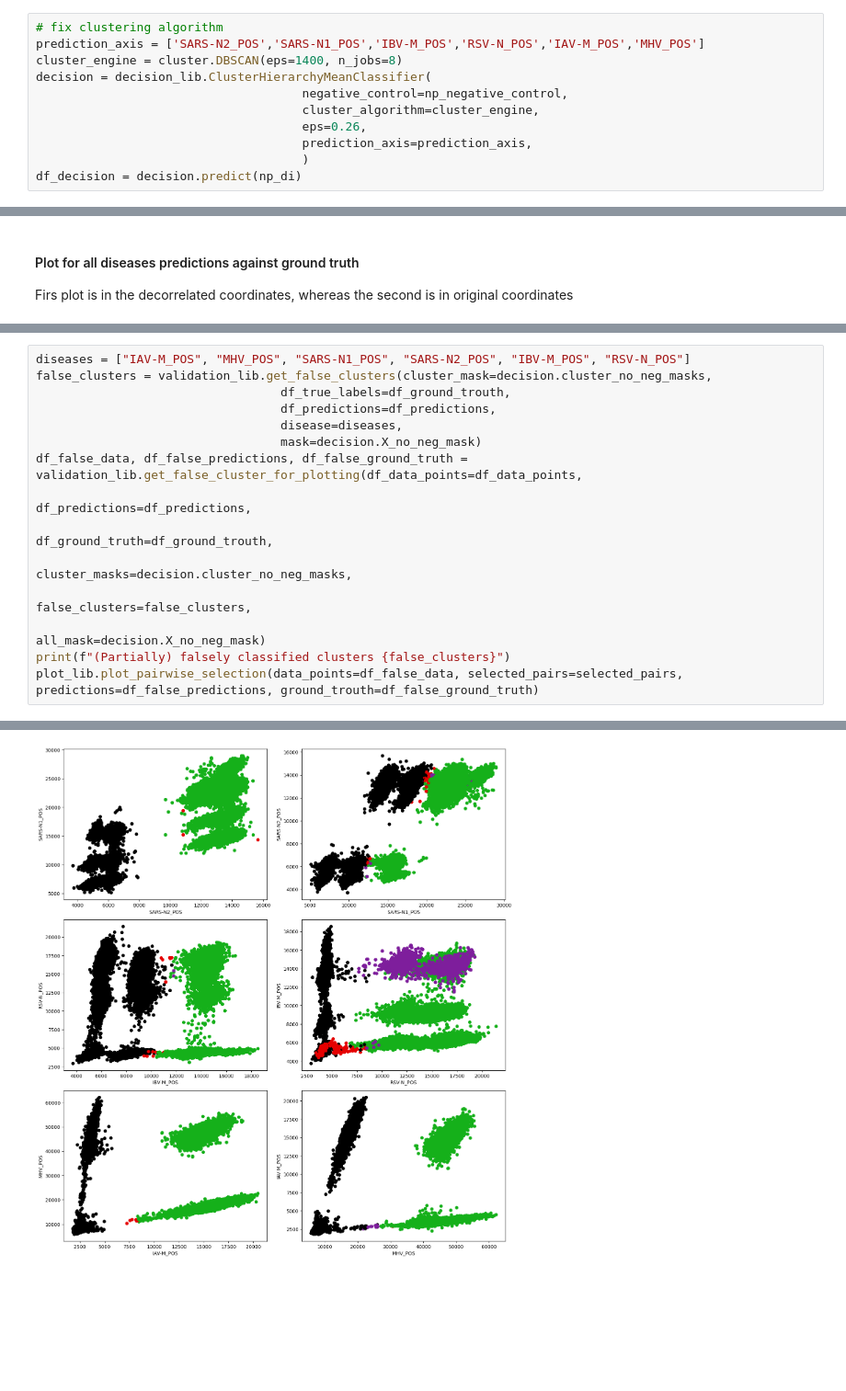
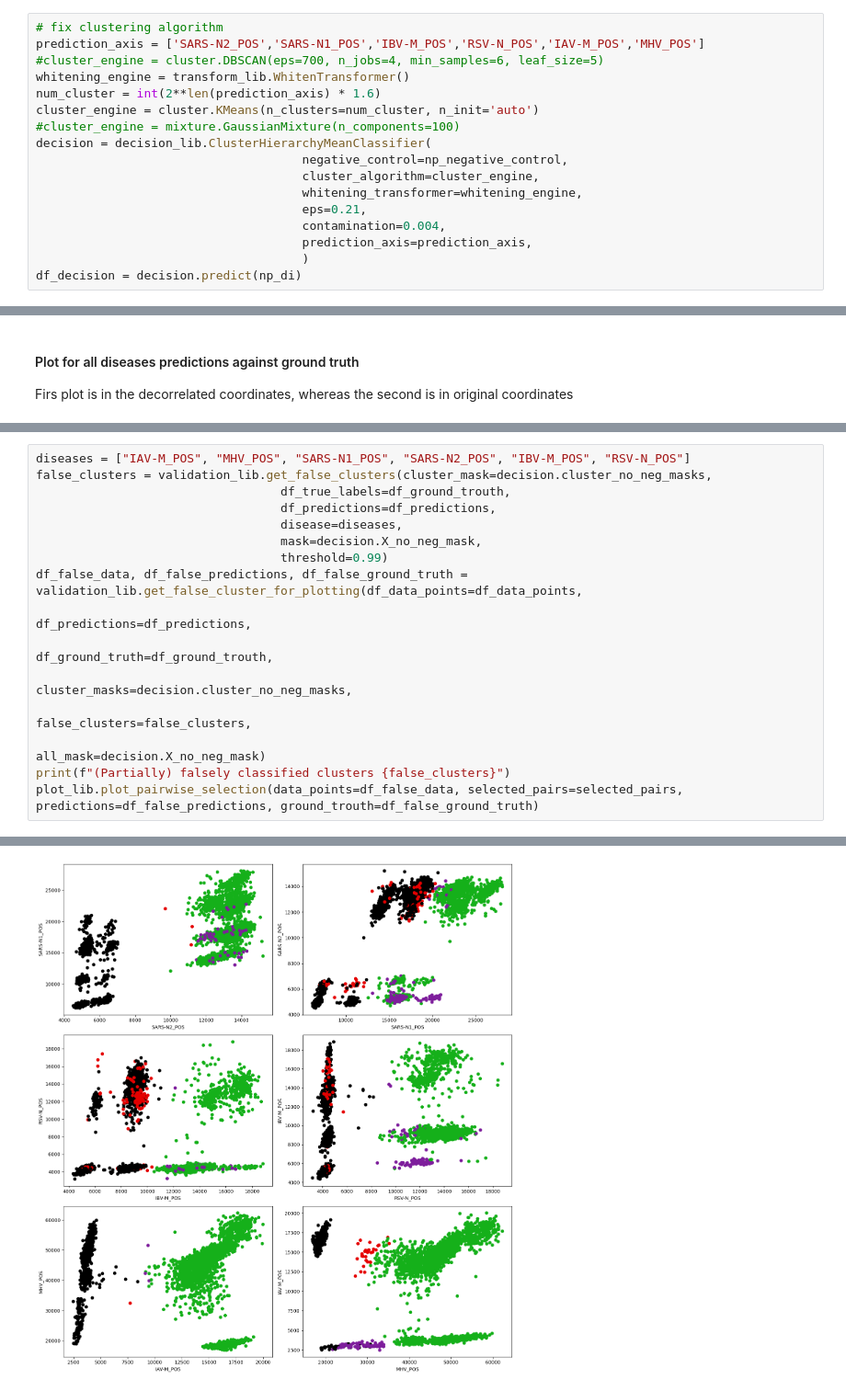
Before and after one commit to ncograf/pcr-classification, a Jupyter notebook: code/hierarchy/cluster_hierarchy_mean_classifier_dillution.ipynb, the cells around one changed output, grey strips where cells are left out. Shown at 92% size. Saved outputs shown, nothing was run; the diff lists cells and outputs as text; blank space fills up the shorter version.

```diff
--- a/code/hierarchy/cluster_hierarchy_mean_classifier_dillution.ipynb
+++ b/code/hierarchy/cluster_hierarchy_mean_classifier_dillution.ipynb
@@ -62,11 +63,17 @@ np_negative_control = df_negative_control.to_numpy()
 # %%
 # fix clustering algorithm
 prediction_axis = ['SARS-N2_POS','SARS-N1_POS','IBV-M_POS','RSV-N_POS','IAV-M_POS','MHV_POS']
-cluster_engine = cluster.DBSCAN(eps=1400, n_jobs=8)
+#cluster_engine = cluster.DBSCAN(eps=700, n_jobs=4, min_samples=6, leaf_size=5)
+whitening_engine = transform_lib.WhitenTransformer()
+num_cluster = int(2**len(prediction_axis) * 1.6)
+cluster_engine = cluster.KMeans(n_clusters=num_cluster, n_init='auto')
+#cluster_engine = mixture.GaussianMixture(n_components=100)
 decision = decision_lib.ClusterHierarchyMeanClassifier(
                                      negative_control=np_negative_control,
                                      cluster_algorithm=cluster_engine,
-                                     eps=0.26,
+                                     whitening_transformer=whitening_engine,
+                                     eps=0.21,
+                                     contamination=0.004,
                                      prediction_axis=prediction_axis,
                                      )
 df_decision = decision.predict(np_di)
@@ -132,7 +143,8 @@ false_clusters = validation_lib.get_false_clusters(cluster_mask=decision.cluster
                                   df_true_labels=df_ground_trouth,
                                   df_predictions=df_predictions,
                                   disease=diseases,
-                                  mask=decision.X_no_neg_mask)
+                                  mask=decision.X_no_neg_mask,
+                                  threshold=0.99)
 df_false_data, df_false_predictions, df_false_ground_truth = validation_lib.get_false_cluster_for_plotting(df_data_points=df_data_points,
                                                                                                            df_predictions=df_predictions,
                                                                                                            df_ground_truth=df_ground_trouth,
@@ -146 +175 @@ plot_lib.plot_pairwise_selection(data_points=df_false_data, selected_pairs=selec
-[figure, old version]
+[figure, new version]
```
Also changed, not shown: parts of 4 cells of this notebook, 1 other file.
